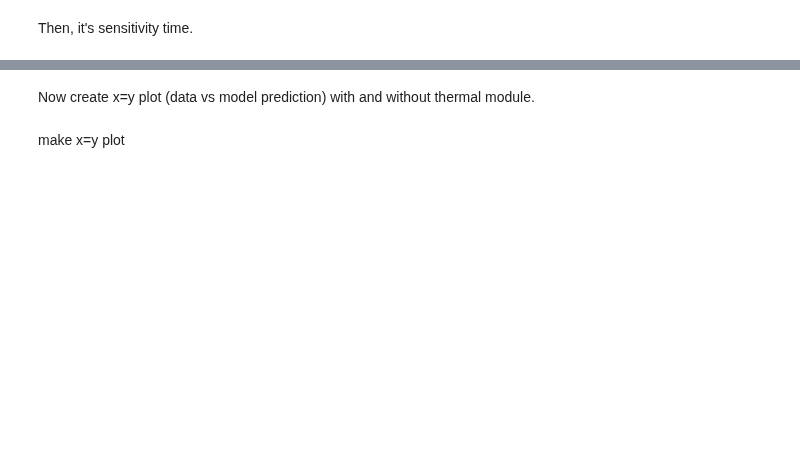
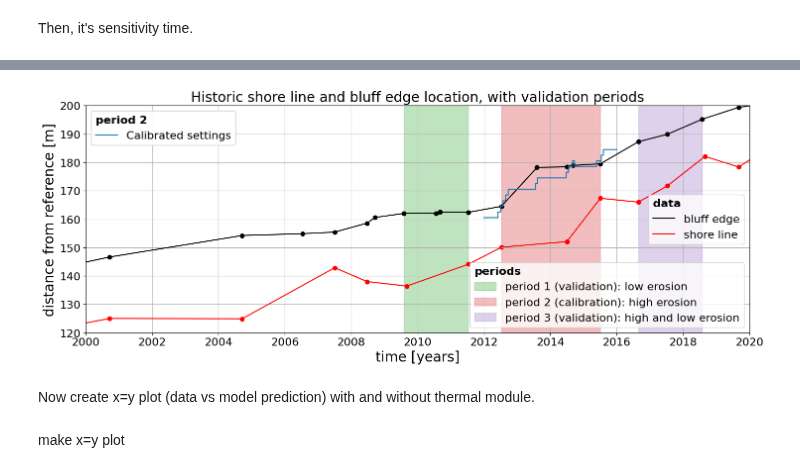
Before and after one commit to khdebruijn/thermo-morphological-model, a Jupyter notebook: results/view_erosion.ipynb, the cells around one changed output, grey strips where cells are left out. Cells and saved outputs as stored; diff of their text form; code cells hidden in the pictures; blank space fills up the shorter version.

```diff
--- a/results/view_erosion.ipynb
+++ b/results/view_erosion.ipynb
@@ -808,3 +867,84 @@ fig.savefig(os.path.join(save_path, figname), bbox_inches='tight', facecolor='wh
+# %%
+# create figure
+fig, ax = plt.subplots(figsize=(15,6))
+
+# fill masks
+patch1 = ax.fill_between([pd.Timestamp('2009-08-02'), pd.Timestamp('2011-07-15')], 0, 200, alpha=0.3, label='period 1 (validation): low erosion', color='C2')
+patch2 = ax.fill_between([pd.Timestamp('2012-07-11'), pd.Timestamp('2015-07-05')], 0, 200, alpha=0.3, label='period 2 (calibration): high erosion', color='C3')
+patch3 = ax.fill_between([pd.Timestamp('2016-08-27'), pd.Timestamp('2018-07-30')], 0, 200, alpha=0.3, label='period 3 (validation): high and low erosion', color='C4')
+
+# plot lines
+be_line = ax.plot(df_be.time.values, df_be.distance_from_ref.values, label='bluff edge', color='k')[0]
+sl_line = ax.plot(df_sl.time.values, df_sl.distance_from_ref.values, label='shore line', color='r')[0]
+
+# plot data points
+ax.scatter(df_be.time.values, df_be.distance_from_ref.values, color='k')
+ax.scatter(df_sl.time.values, df_sl.distance_from_ref.values, color='r')
+
+
+#######################################################################################
+# plot modelled validation points
+
+# plot good model runs (val_per1_best, val_per1_fast, val_per2_3, val_per2_8, val_per3_best, val_per3_fast)
+# ids = ('val_per1_best', 'val_per1_fast', 'val_per2_3', 'val_per2_8', 'val_per3_best', 'val_per3_fast')
+# ids = ('val_per1_2', 'val_per1_3', 'val_per2_3', 'val_per2_8', 'val_per3_2', 'val_per3_2')
+ids = (
+    'val_per2_2',
+)
+
+# period 1
+runid = ids[0]
+df1_cal = pd.read_csv(Path(f'./erosion_rates/{runid}.csv'), parse_dates=['time'])
+l1_cal = ax.plot(df1_cal['time'], df1_cal['relative_x_bluff_edge'], color='C0', label='Calibrated settings')[0]
+
+#######################################################################################3
+
+# make figure look nice
+ax.set_xlim((pd.Timestamp('2000-01-01'), pd.Timestamp('2020-01-01')))
+# ax.set_xlim((pd.Timestamp('2014-08-01'), pd.Timestamp('2014-10-01')))
+ax.set_ylim((120, 200))
+
+ax.grid()
+
+ax.set_xlabel('time [years]')
+ax.set_ylabel('distance from reference [m]')
+
+ax.set_title('Historic shore line and bluff edge location, with validation periods')
+
+# print([patch.get_label() for patch in [patch1, patch2, patch3]])
+# print(be_line)
+# print(sl_line)
+
+#####################################################################################
+# Legend
+tfp = {'weight': 'bold'}
+
+leg1 = plt.legend([patch1, patch2, patch3], [patch.get_label() for patch in [patch1, patch2, patch3]], loc='lower right', title='periods', title_fontproperties=tfp, alignment='left')
+
+leg2 = plt.legend([be_line, sl_line], [line.get_label() for line in [be_line, sl_line]], loc='center right', title='data', title_fontproperties=tfp, alignment='left')
+
+leg4_lines = [l1_cal]
+leg4 = plt.legend(leg4_lines, [l.get_label() for l in leg4_lines], loc='upper left', title='period 2', title_fontproperties=tfp, alignment='left')
+#####################################################################################
+
+
+# print(leg1.legend_handles)
+
+ax.add_artist(leg1)
+ax.add_artist(leg2)
+ax.add_artist(leg4)
+
+# ax.legend(loc='upper left')
+
+fig.tight_layout()
+
+fig.show()
+
+figname = 'erosion_timeseries_integrated_model_calibrated.png'
+
+fig.savefig(os.path.join(save_path, figname), bbox_inches='tight', facecolor='white', transparent=False)
+# %% [output]
+[figure, added]
 # %% [markdown]
 Now create x=y plot (data vs model prediction) with and without thermal module.
 # %%
```
Also changed, not shown: parts of 5 cells of this notebook, 3 other files.
